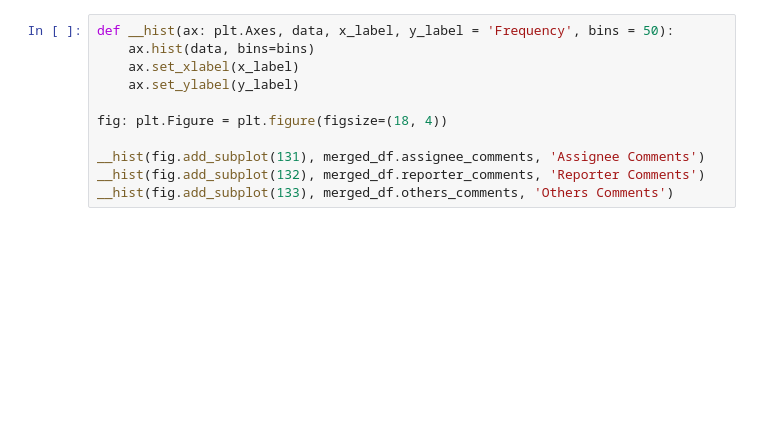
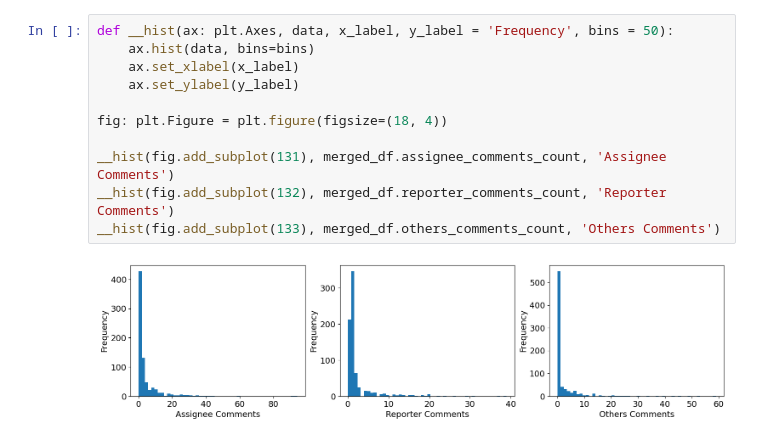
Before and after one commit to mohammadabdellatif/toward-performance-appraisal-automation-thesis, a Jupyter notebook: merged_dataset_exploration.ipynb, the cells around one changed output. Cells and saved outputs as stored; diff of their text form; blank space fills up the shorter version.

```diff
--- a/merged_dataset_exploration.ipynb
+++ b/merged_dataset_exploration.ipynb
@@ -69,11 +101,13 @@ ax.set_ylabel("Others Comments")
 # %%
 def __hist(ax: plt.Axes, data, x_label, y_label = 'Frequency', bins = 50):
     ax.hist(data, bins=bins)
     ax.set_xlabel(x_label)
     ax.set_ylabel(y_label)
 
 fig: plt.Figure = plt.figure(figsize=(18, 4))
 
-__hist(fig.add_subplot(131), merged_df.assignee_comments, 'Assignee Comments')
-__hist(fig.add_subplot(132), merged_df.reporter_comments, 'Reporter Comments')
-__hist(fig.add_subplot(133), merged_df.others_comments, 'Others Comments')
+__hist(fig.add_subplot(131), merged_df.assignee_comments_count, 'Assignee Comments')
+__hist(fig.add_subplot(132), merged_df.reporter_comments_count, 'Reporter Comments')
+__hist(fig.add_subplot(133), merged_df.others_comments_count, 'Others Comments')
+# %% [output]
+[figure, added]
```
Also changed, not shown: parts of 5 cells of this notebook, 1 other file.
